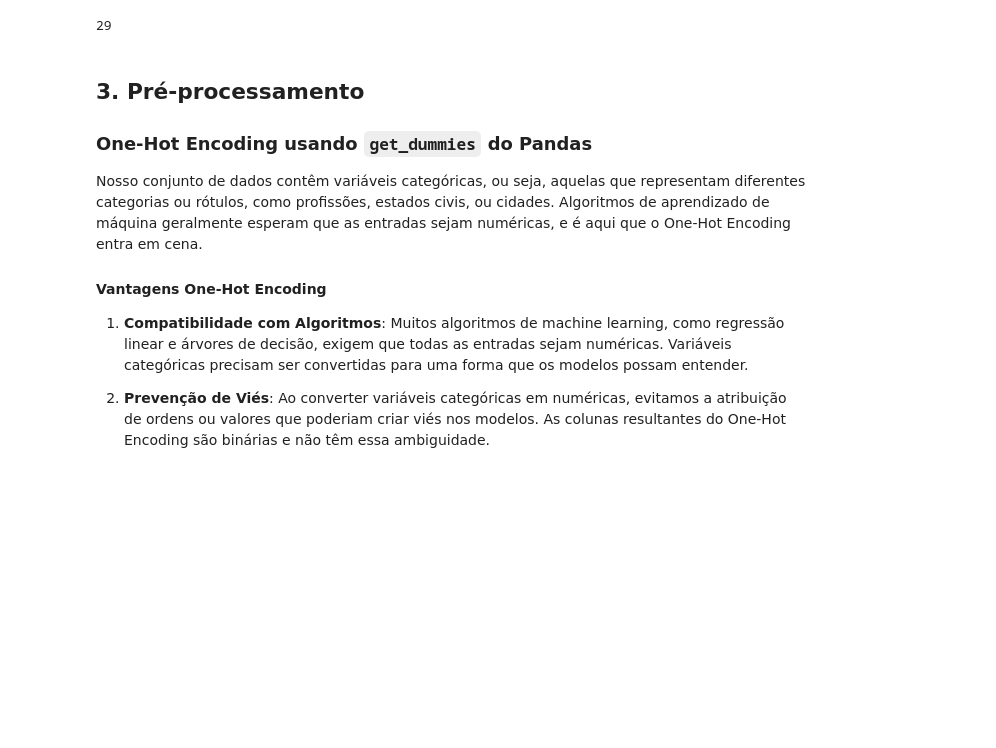
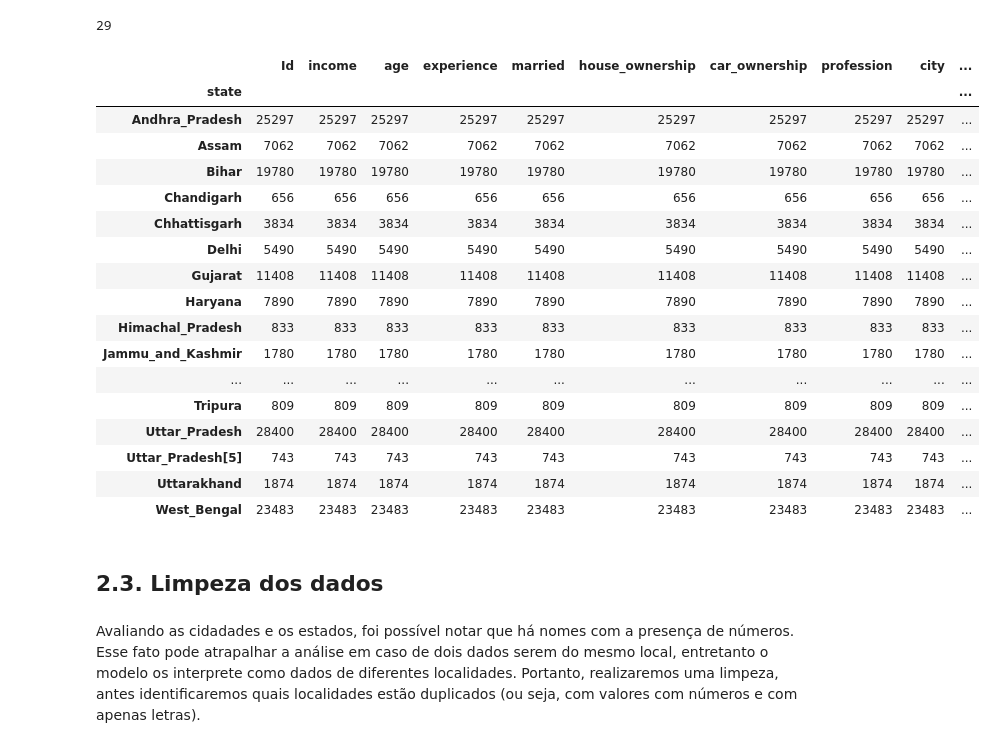
Before and after one commit to GabriellyAnisio/ML_credit_risk_classification, a Jupyter notebook: 1. data_explore_preprocessing.ipynb, the cells around one changed output. Saved outputs shown, nothing was run; the diff lists cells and outputs as text; code cells hidden in the pictures; blank space fills up the shorter version.

```diff
--- a/1. data_explore_preprocessing.ipynb
+++ b/1. data_explore_preprocessing.ipynb
@@ -301,15 +341,28 @@ state = df.groupby('state')
 len(state)
 # %% [output]
 29
-# %% [markdown]
-## 3. Pré-processamento
-
-### One-Hot Encoding usando `get_dummies` do Pandas
-
-Nosso conjunto de dados contêm variáveis categóricas, ou seja, aquelas que representam diferentes categorias ou rótulos, como profissões, estados civis, ou cidades. Algoritmos de aprendizado de máquina geralmente esperam que as entradas sejam numéricas, e é aqui que o One-Hot Encoding entra em cena.
-
-#### Vantagens One-Hot Encoding
-
-1. **Compatibilidade com Algoritmos**: Muitos algoritmos de machine learning, como regressão linear e árvores de decisão, exigem que todas as entradas sejam numéricas. Variáveis categóricas precisam ser convertidas para uma forma que os modelos possam entender.
-
-2. **Prevenção de Viés**: Ao converter variáveis categóricas em numéricas, evitamos a atribuição de ordens ou valores que poderiam criar viés nos modelos. As colunas resultantes do One-Hot Encoding são binárias e não têm essa ambiguidade.
+# %%
+state.count()
+# %% [output]
+|  | Id | income | age | experience | married | house_ownership | car_ownership | profession | city | ... |
+| state |  |  |  |  |  |  |  |  |  | ... |
+| Andhra_Pradesh | 25297 | 25297 | 25297 | 25297 | 25297 | 25297 | 25297 | 25297 | 25297 | ... |
+| Assam | 7062 | 7062 | 7062 | 7062 | 7062 | 7062 | 7062 | 7062 | 7062 | ... |
+| Bihar | 19780 | 19780 | 19780 | 19780 | 19780 | 19780 | 19780 | 19780 | 19780 | ... |
+| Chandigarh | 656 | 656 | 656 | 656 | 656 | 656 | 656 | 656 | 656 | ... |
+| Chhattisgarh | 3834 | 3834 | 3834 | 3834 | 3834 | 3834 | 3834 | 3834 | 3834 | ... |
+| Delhi | 5490 | 5490 | 5490 | 5490 | 5490 | 5490 | 5490 | 5490 | 5490 | ... |
+| Gujarat | 11408 | 11408 | 11408 | 11408 | 11408 | 11408 | 11408 | 11408 | 11408 | ... |
+| Haryana | 7890 | 7890 | 7890 | 7890 | 7890 | 7890 | 7890 | 7890 | 7890 | ... |
+| Himachal_Pradesh | 833 | 833 | 833 | 833 | 833 | 833 | 833 | 833 | 833 | ... |
+| Jammu_and_Kashmir | 1780 | 1780 | 1780 | 1780 | 1780 | 1780 | 1780 | 1780 | 1780 | ... |
+| ... | ... | ... | ... | ... | ... | ... | ... | ... | ... | ... |
+| Tripura | 809 | 809 | 809 | 809 | 809 | 809 | 809 | 809 | 809 | ... |
+| Uttar_Pradesh | 28400 | 28400 | 28400 | 28400 | 28400 | 28400 | 28400 | 28400 | 28400 | ... |
+| Uttar_Pradesh[5] | 743 | 743 | 743 | 743 | 743 | 743 | 743 | 743 | 743 | ... |
+| Uttarakhand | 1874 | 1874 | 1874 | 1874 | 1874 | 1874 | 1874 | 1874 | 1874 | ... |
+| West_Bengal | 23483 | 23483 | 23483 | 23483 | 23483 | 23483 | 23483 | 23483 | 23483 | ... |
+# %% [markdown]
+## 2.3. Limpeza dos dados
+# %% [markdown]
+Avaliando as cidadades e os estados, foi possível notar que há nomes com a presença de números. Esse fato pode atrapalhar a análise em caso de dois dados serem do mesmo local, entretanto o modelo os interprete como dados de diferentes localidades. Portanto, realizaremos uma limpeza, antes identificaremos quais localidades estão duplicados (ou seja, com valores com números e com apenas letras).
```
Also changed, not shown: parts of 35 cells of this notebook, 2 other files.
